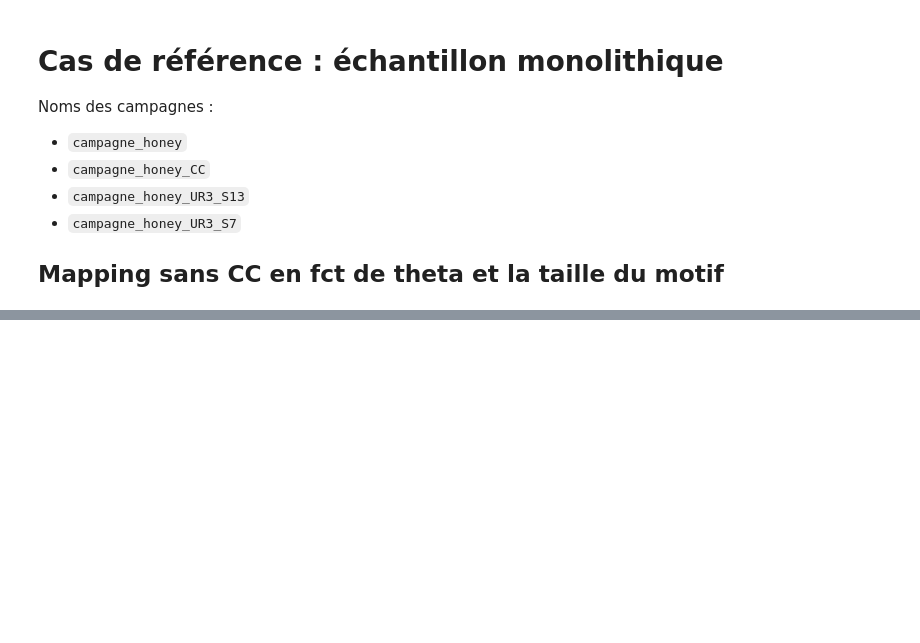
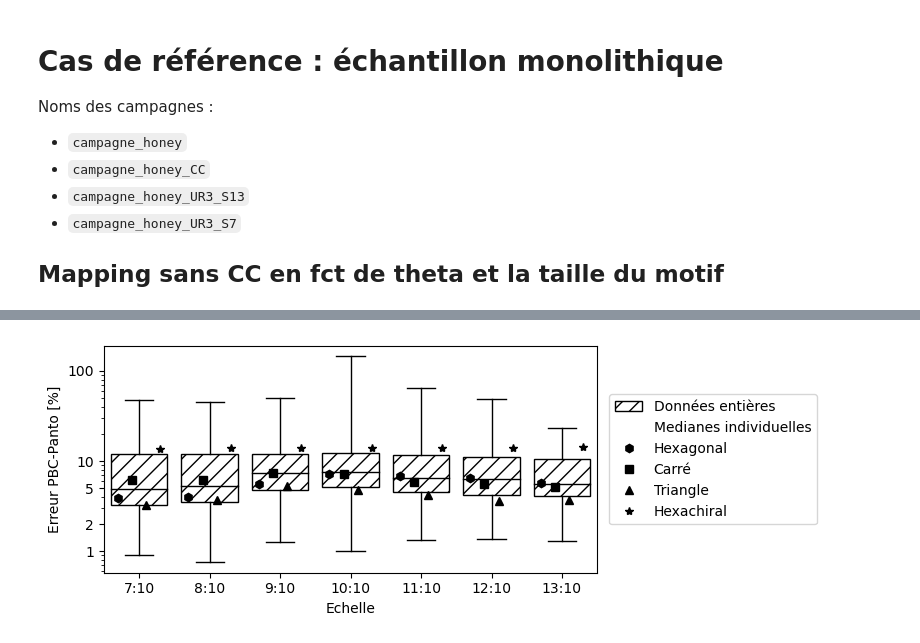
Before and after one commit to h06e/abakubc, a Jupyter notebook: utilities/full_study.ipynb, the cells around one changed output, grey strips where cells are left out. Cells and saved outputs as stored; diff of their text form; code cells hidden in the pictures; blank space fills up the shorter version.

```diff
--- a/utilities/full_study.ipynb
+++ b/utilities/full_study.ipynb
@@ -133,0 +93,55 @@ plt.xticks(range(1, 8), ['7:10','8:10','9:10','10:10','11:10','12:10','13:10'])
+# %%
+
+err = [[] for i in range(7)]
+
+for test_id, test in data_bulk.items():
+    err[int(test_id.split('_')[1])-7].append(test.get_err((0, 3)))
+
+mean_err_per_geo = np.zeros((7, 4, max([len(c) for _, c in data.items()])))
+mean_err_per_geo[:] = np.nan
+counter = np.zeros((7,4))
+
+for c_name, campagne in data.items():
+    geo_idx = campagnes.index(c_name)
+    for test_id, test in campagne.items():
+        scale=int(test_id.split('_')[1])-7
+        mean_err_per_geo[scale, geo_idx, int(counter[scale,geo_idx])] = test.get_err((0, 3))
+        counter[scale,geo_idx] += 1
+
+mean_err_per_geo = np.nanquantile(mean_err_per_geo,0.5, axis=2).tolist()
+
+plt.figure(figsize=(8, 3))
+bp=plt.boxplot(err, patch_artist=True, whis=(0, 100), medianprops={
+            'color': 'k'}, boxprops={'fill': False, 'hatch':'//'},widths=0.8)
+
+# * Legende
+nn = mlines.Line2D([], [], color='w', marker='*', linestyle='')
+hexa = mlines.Line2D([], [], color='k', marker='h', linestyle='')
+carre = mlines.Line2D([], [], color='k', marker='s', linestyle='')
+trian = mlines.Line2D([], [], color='k', marker='^', linestyle='')
+hc = mlines.Line2D([], [], color='k', marker='*', linestyle='')
+plt.legend([bp['boxes'][0],nn, hexa,carre,trian,hc],['Données entières','Medianes individuelles','Hexagonal','Carré', 'Triangle', 'Hexachiral'],
+           fancybox=True,loc='center left', bbox_to_anchor=(1.01, 0.5))
+
+
+
+
+markers = ['h', 's', '^', '*']
+n=5 # Space between indivuals medians
+for i_error, error in enumerate(mean_err_per_geo):
+    for i_geo, geo in enumerate(error):
+        plt.plot([i_error+1-(1/n+1/n/2)+1/n*i_geo], [geo], 'k'+markers[i_geo])
+
+ax=plt.gca()
+ax.set_yscale('log')
+ax.set_yticks([1, 2,5,10,100])
+ax.get_yaxis().set_major_formatter(mpl.ticker.ScalarFormatter())
+
+plt.xlabel('Echelle')
+plt.ylabel('Erreur PBC-Panto [%]')
+plt.xticks(range(1, 8), ['7:10','8:10','9:10','10:10','11:10','12:10','13:10'])
+
+plt.tight_layout()
+plt.savefig('images/error_per_scale.pdf')
+# %% [output]
+[figure, added]
```
Also changed, not shown: parts of 5 cells of this notebook, 36 other files.
